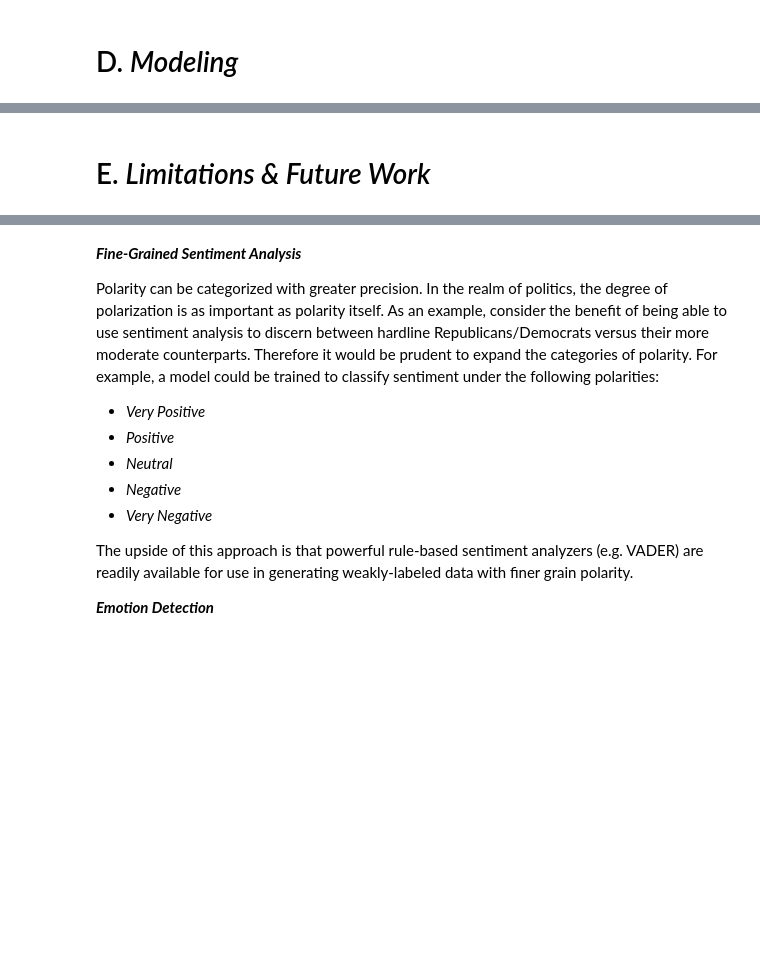
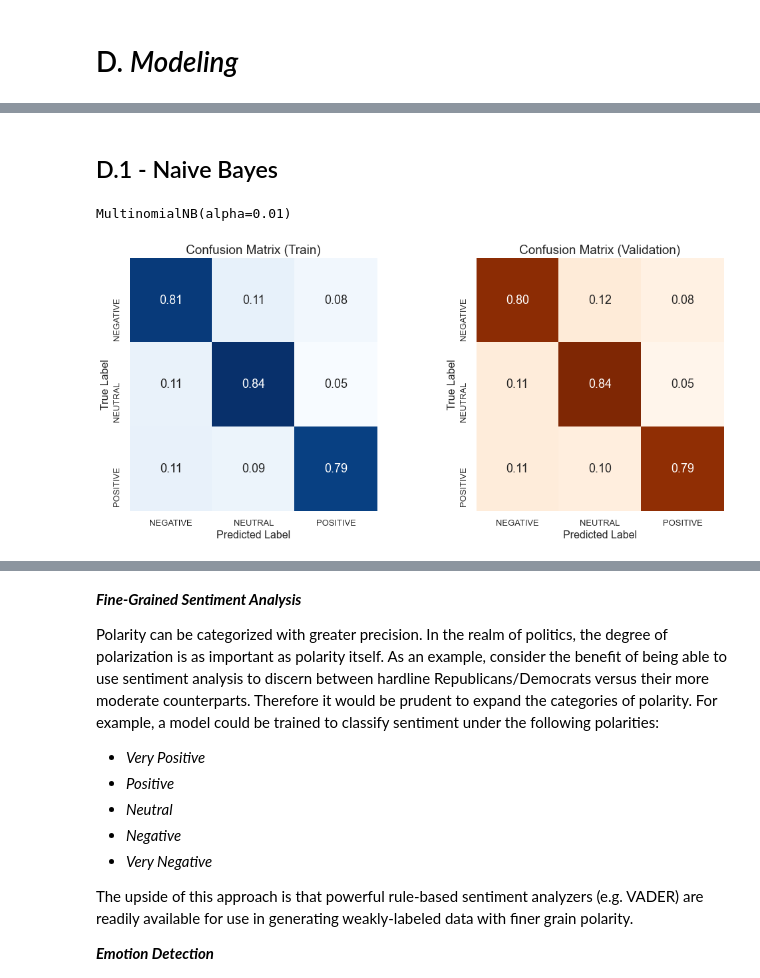
Before and after one commit to sqayum/dsc-phase-4-project, a Jupyter notebook: twitter-sentiment-analysis.ipynb, the cells around one changed output, grey strips where cells are left out. Drawn from its saved outputs; the diff is of its cells as text; code cells hidden in the pictures; blank space fills up the shorter version.

```diff
--- a/twitter-sentiment-analysis.ipynb
+++ b/twitter-sentiment-analysis.ipynb
@@ -672,3 +603,0 @@ mnb = MultinomialNB()
-# %%
-mnb.fit(X_train_CV, y_train)
-y_pred_CV = mnb.predict(X_validate_CV)
@@ -698,3 +603,0 @@ weighted avg       0.78      0.78      0.78    320000
-# %%
-mnb.fit(X_train_TV, y_train)
-y_pred_TV = mnb.predict(X_validate_TV)
@@ -722,2 +603,0 @@ weighted avg       0.77      0.76      0.76    320000
-# %% [markdown]
-# E. *Limitations & Future Work*
@@ -723,0 +606,14 @@ weighted avg       0.77      0.76      0.76    320000
+# %% [markdown]
+## D.1 - Naive Bayes
+# %%
+mnb = MultinomialNB(alpha=0.01)
+mnb.fit(X_train_CV, y_train, sample_weight=sample_weights)
+# %% [output]
+MultinomialNB(alpha=0.01)
+# %%
+y_train_mnb_pred = mnb.predict(X_train_CV)
+y_validate_mnb_pred = mnb.predict(X_validate_CV)
+# %%
+plot_confusion_matrices(y_train, y_train_mnb_pred, y_validate, y_validate_mnb_pred, labels=label_encoder.classes_, normalize="true", sample_weights=sample_weights)
+# %% [output]
+[figure, added]
```
Also changed, not shown: parts of 97 cells of this notebook, 15 other files.
